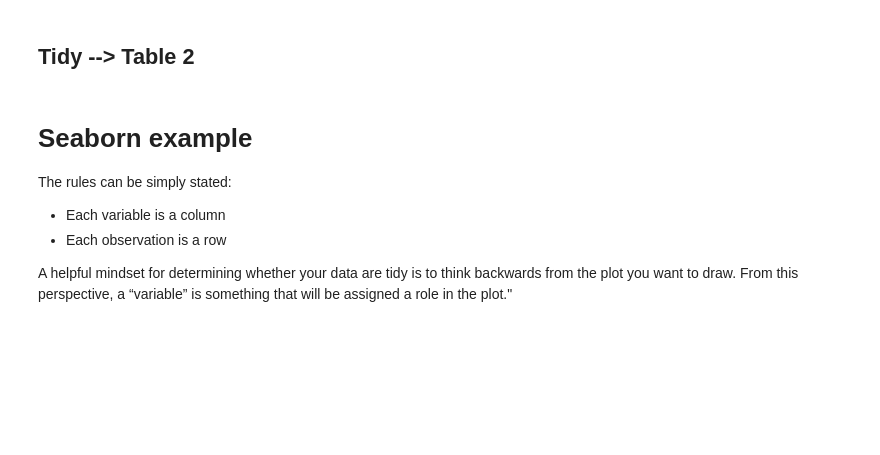
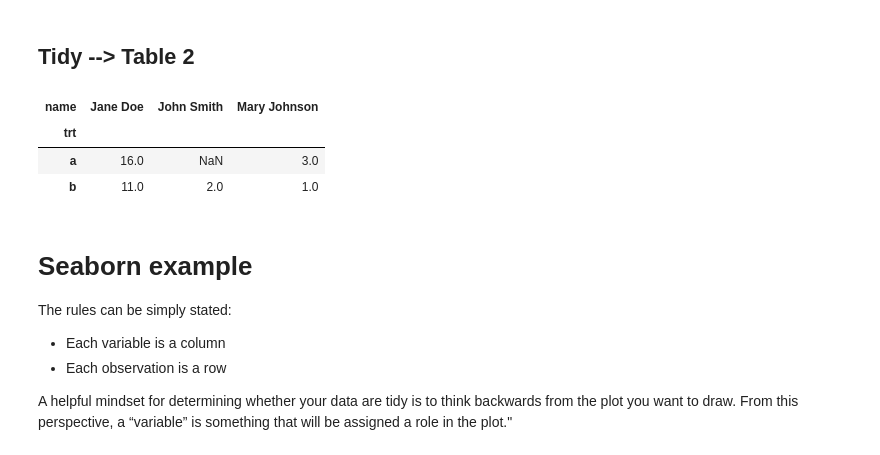
Before and after one commit to Bhavani-Rajan/DS-Unit-1-Sprint-2-Data-Wrangling-and-Storytelling, a Jupyter notebook: module1-join-and-reshape-data/LS_DS_121_Join_and_Reshape_Data.ipynb, the cells around one changed output. Saved outputs shown, nothing was run; the diff lists cells and outputs as text; code cells hidden in the pictures; blank space fills up the shorter version.

```diff
--- a/module1-join-and-reshape-data/LS_DS_121_Join_and_Reshape_Data.ipynb
+++ b/module1-join-and-reshape-data/LS_DS_121_Join_and_Reshape_Data.ipynb
@@ -671,6 +684,14 @@ The `pivot_table` function is the inverse of `melt`.
 ## Tidy --> Table 2
 # %%
 ##### LEAVE BLANK --an assignment exercise #####
+
+wide2 = tidy2.pivot_table(index='trt', columns='name', values='result')
+wide2
+# %% [output]
+| name | Jane Doe | John Smith | Mary Johnson |
+| trt |  |  |  |
+| a | 16.0 | NaN | 3.0 |
+| b | 11.0 | 2.0 | 1.0 |
 # %% [markdown]
 # Seaborn example
 
```
Also changed, not shown: parts of 5 cells of this notebook.
